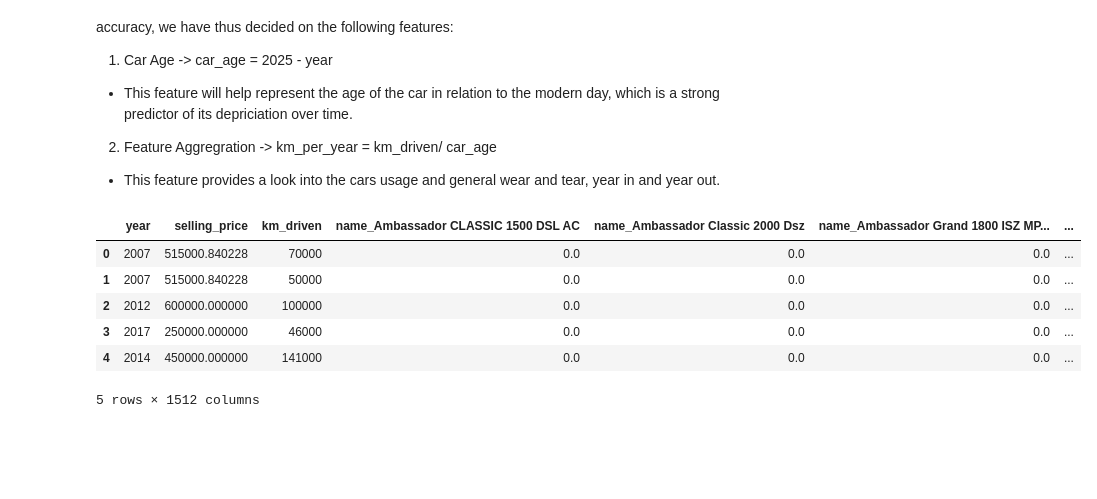
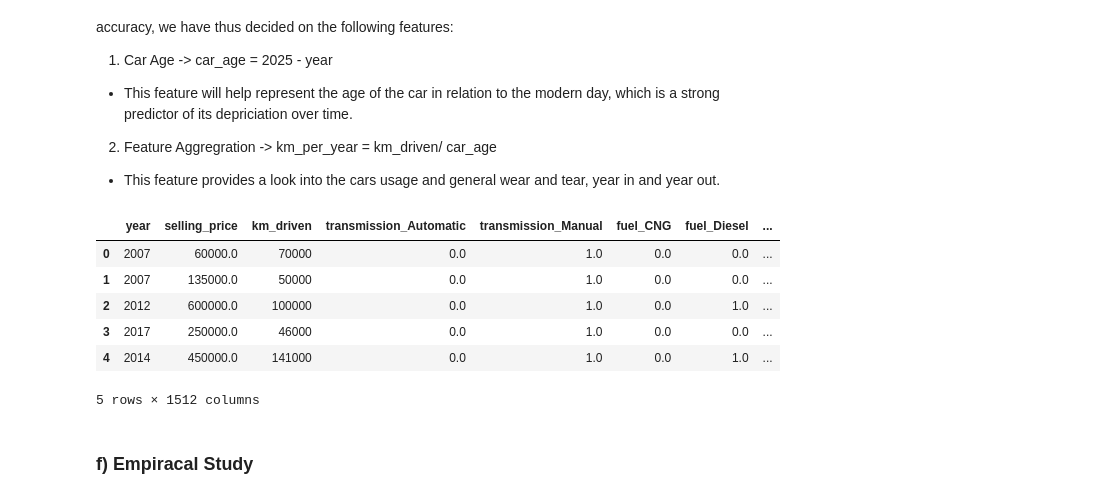
Before and after one commit to jutinwang/A3---CSI4142---GR48, a Jupyter notebook: G48-A3-p1.ipynb, the cells around one changed output. Saved outputs shown, nothing was run; the diff lists cells and outputs as text; code cells hidden in the pictures; blank space fills up the shorter version.

Commit message:
Emperical study almost done

```diff
--- a/G48-A3-p1.ipynb
+++ b/G48-A3-p1.ipynb
@@ -91,9 +94,11 @@ if not os.path.exists(target_csv):
     raise FileNotFoundError(f"Dataset not found: {target_csv}. Ensure the ZIP file was correctly extracted.")
 
 # Load dataset
-vehicle_set = pd.read_csv(target_csv)
+carSet = pd.read_csv(target_csv)
 print("Dataset loaded successfully.")
-vehicle_set.head()
+# carSetTest = carSet.copy()
+carSet.head()
+carSet.info()
 # %% [output]
 Existing CAR DETAILS FROM CAR DEKHO.csv found. Deleting and re-extracting...
   % Total    % Received % Xferd  Average Speed   Time    Time     Time  Current
@@ -123,0 +153,8 @@ Dataset loaded successfully.
+# %%
+carSet.info()
+
+carSetNew = carSet.drop_duplicates(keep="first").reset_index(drop=True)
+print("Duplicates removed successfully.")
+
+carSetNew.head()
+carSetNew.info()
@@ -125,21 +180,24 @@ Dataset loaded successfully.
 ---
 ### b) Categorical feature encoding
 # %%
-print(f"Employee data : \n{carSet.head()}")
+print(f"Car data : \n{carSetNew.head()}")
 
-categorical_columns = carSet.select_dtypes(include=['object']).columns.tolist()
+categorical_columns = ["transmission", "fuel", "seller_type", "owner", "name"]
 
-encoder = OneHotEncoder(sparse_output=False)
+#carSet.select_dtypes(include=['object']).columns.tolist()
 
-one_hot_encoded = encoder.fit_transform(carSet[categorical_columns])
+encoder = OneHotEncoder(sparse_output=False, handle_unknown='ignore')
+
+one_hot_encoded = encoder.fit_transform(carSetNew[categorical_columns])
 
 one_hot_df = pd.DataFrame(one_hot_encoded, columns=encoder.get_feature_names_out(categorical_columns))
 
-df_encoded = pd.concat([carSet, one_hot_df], axis=1)
+df_encoded = pd.concat([carSetNew, one_hot_df], axis=1)
 
 df_encoded = df_encoded.drop(categorical_columns, axis=1)
-print(f"Encoded Employee data : \n{df_encoded.head()}")
+print(f"Encoded Car data : \n{df_encoded.head()}")
 
+display(df_encoded)
 
-display(df_encoded.head())
+encoded_baseline_df = df_encoded.copy()
 # %% [output]
@@ -272,15 +336,19 @@ Feature engineering can be described as creating new features from existing ones
 2. Feature Aggregration -> km_per_year = km_driven/ car_age
 - This feature provides a look into the cars usage and general wear and tear, year in and year out.
 # %%
-df_encoded["car_age"] = 2025 - df_encoded["year"]
-df_encoded["km_driven_per_year"] = df_encoded["km_driven"] // df_encoded["car_age"]
+feature_aggregation = df_encoded.copy()
 
-display(df_encoded.head())
+feature_aggregation["car_age"] = 2025 - feature_aggregation["year"]
+feature_aggregation["km_driven_per_year"] = feature_aggregation["km_driven"] // feature_aggregation["car_age"]
+
+display(feature_aggregation.head())
 # %% [output]
-|  | year | selling_price | km_driven | name_Ambassador CLASSIC 1500 DSL AC | name_Ambassador Classic 2000 Dsz | name_Ambassador Grand 1800 ISZ MP... | ... |
-| 0 | 2007 | 515000.840228 | 70000 | 0.0 | 0.0 | 0.0 | ... |
-| 1 | 2007 | 515000.840228 | 50000 | 0.0 | 0.0 | 0.0 | ... |
-| 2 | 2012 | 600000.000000 | 100000 | 0.0 | 0.0 | 0.0 | ... |
-| 3 | 2017 | 250000.000000 | 46000 | 0.0 | 0.0 | 0.0 | ... |
-| 4 | 2014 | 450000.000000 | 141000 | 0.0 | 0.0 | 0.0 | ... |
+|  | year | selling_price | km_driven | transmission_Automatic | transmission_Manual | fuel_CNG | fuel_Diesel | ... |
+| 0 | 2007 | 60000.0 | 70000 | 0.0 | 1.0 | 0.0 | 0.0 | ... |
+| 1 | 2007 | 135000.0 | 50000 | 0.0 | 1.0 | 0.0 | 0.0 | ... |
+| 2 | 2012 | 600000.0 | 100000 | 0.0 | 1.0 | 0.0 | 1.0 | ... |
+| 3 | 2017 | 250000.0 | 46000 | 0.0 | 1.0 | 0.0 | 0.0 | ... |
+| 4 | 2014 | 450000.0 | 141000 | 0.0 | 1.0 | 0.0 | 1.0 | ... |
 5 rows × 1512 columns
+# %% [markdown]
+### f) Empiracal Study
```
Also changed, not shown: parts of 13 cells of this notebook.
